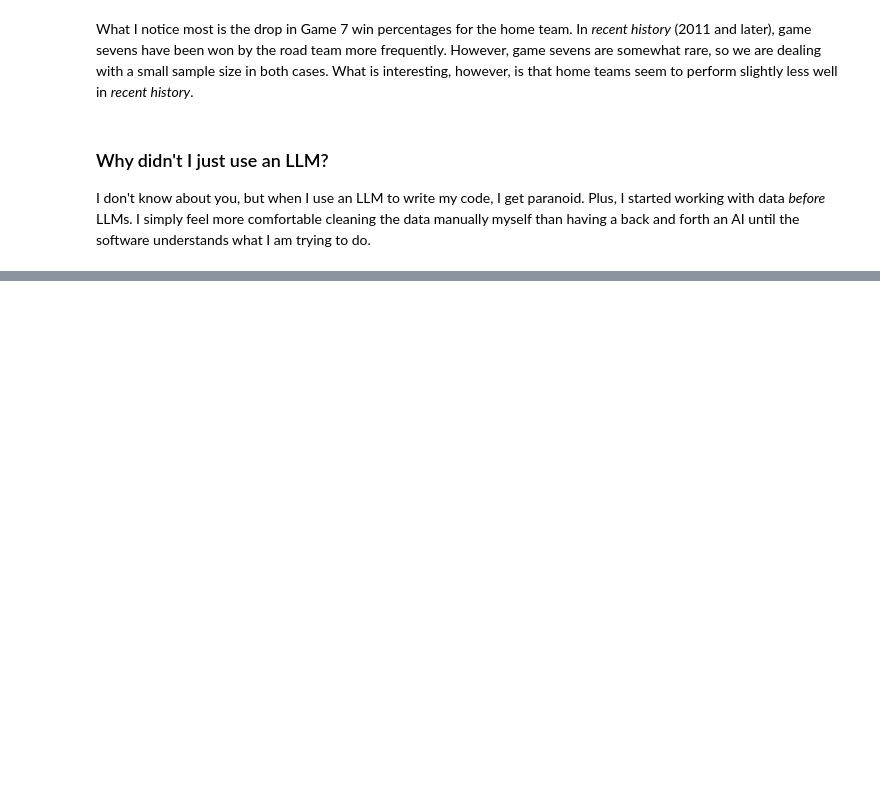
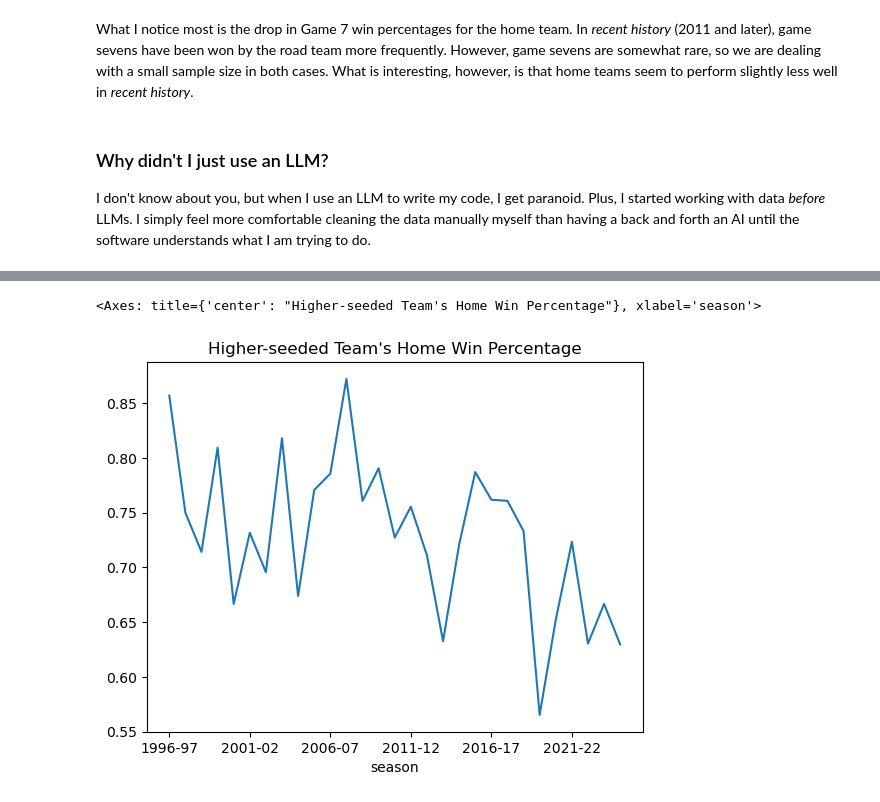
Before and after one commit to apelt001/Data-Analysis---NBA, a Jupyter notebook: playoffs - tutorial/code.ipynb, the cells around one changed output, grey strips where cells are left out. Cells and saved outputs as stored; diff of their text form; code cells hidden in the pictures; blank space fills up the shorter version.

```diff
--- a/playoffs - tutorial/code.ipynb
+++ b/playoffs - tutorial/code.ipynb
@@ -246,0 +294,7 @@ I don't know about you, but when I use an LLM to write my code, I get paranoid.
+# %%
+FILTER = (df['is_home']) & (df['has_home_court'])
+DATA = df.loc[FILTER].groupby('season')['win'].mean()
+DATA.plot(title = "Higher-seeded Team's Home Win Percentage")
+# %% [output]
+<Axes: title={'center': "Higher-seeded Team's Home Win Percentage"}, xlabel='season'>
+[figure, added]
```
Also changed, not shown: parts of 10 cells of this notebook.
